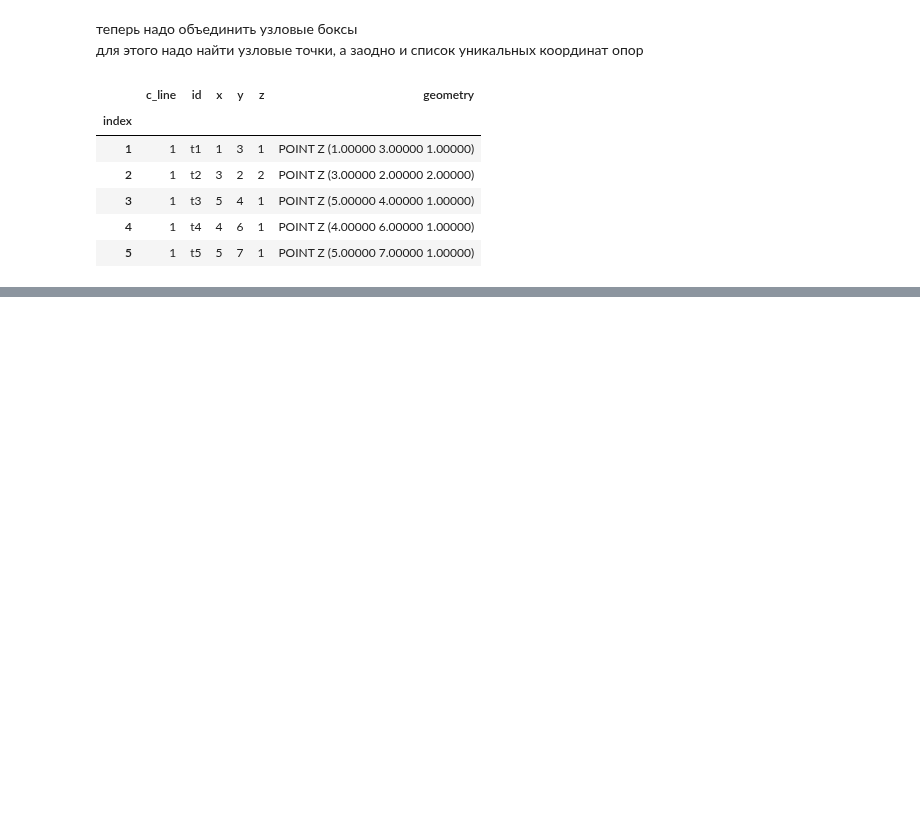
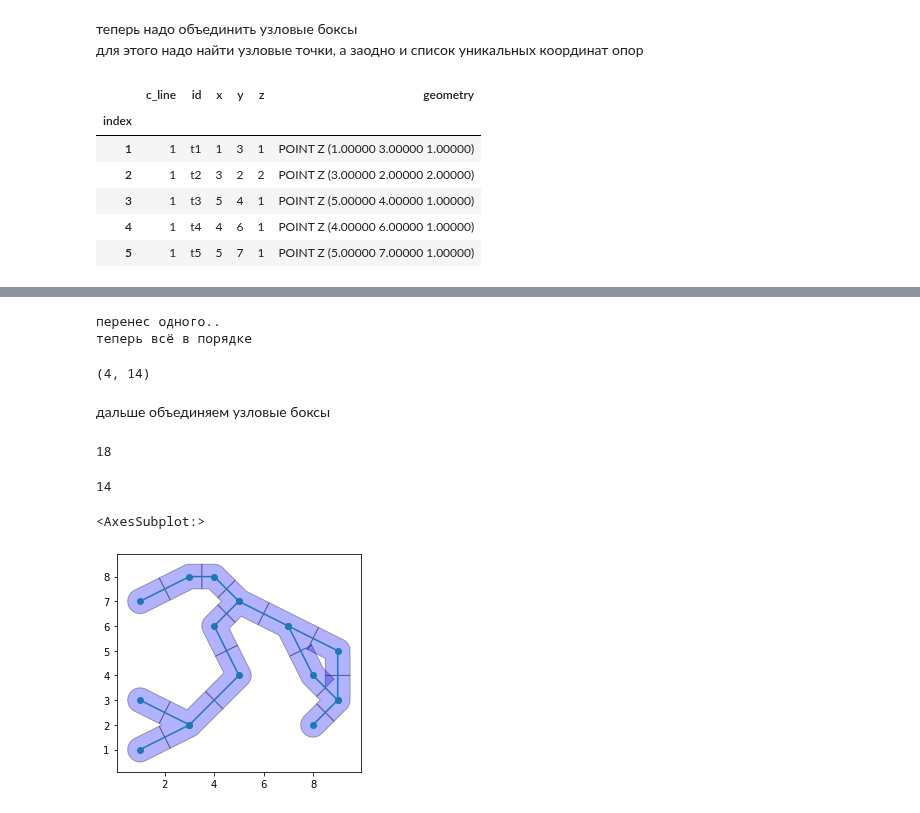
Before and after one commit to pigsel/some_tools, a Jupyter notebook: centrostruct/centerline.ipynb, the cells around one changed output, grey strips where cells are left out. Drawn from its saved outputs; the diff is of its cells as text; code cells hidden in the pictures; blank space fills up the shorter version.

```diff
--- a/centrostruct/centerline.ipynb
+++ b/centrostruct/centerline.ipynb
@@ -181,3 +183,10 @@ c_lines_p.head()
 | 3 | 1 | t3 | 5 | 4 | 1 | POINT Z (5.00000 4.00000 1.00000) |
 | 4 | 1 | t4 | 4 | 6 | 1 | POINT Z (4.00000 6.00000 1.00000) |
 | 5 | 1 | t5 | 5 | 7 | 1 | POINT Z (5.00000 7.00000 1.00000) |
+# %%
+uniq_str = list(set(c_lines_p.id))   # уникальные номера опор (без повторений) !!! проверить повторения на одинаковость опор !!
+# %%
+junktion_points = []   # повторяющиеся (узловые) опоры
+for str in uniq_str:
+    if list(c_lines_p.id).count(str) > 1:
+        junktion_points.append(str)
@@ -183,0 +199,48 @@ c_lines_p.head()
+# %%
+for jp in junktion_points:
+    jp_p = c_lines_p[c_lines_p['id']==jp]
+    spam = jp_p.iloc[0].geometry
+    for a in range(len(jp_p)):
+        if jp_p.iloc[a].geometry != spam:
+            junktion_points.remove(jp)
+            uniq_str.append(jp)
+            print('перенес одного.. ')
+print('теперь всё в порядке')
+# %% [output]
+перенес одного..
+теперь всё в порядке
+# %%
+len(junktion_points), len(uniq_str)
+# %% [output]
+(4, 14)
+# %% [markdown]
+дальше объединяем узловые боксы
+# %%
+len(str_boxes)
+# %% [output]
+18
+# %%
+# replace boxes
+for pnt in junktion_points:
+    point = c_lines_p[c_lines_p['id']==pnt].iloc[0].geometry
+    bb = 0
+    for box in str_boxes:
+        if point.within(box):
+            if bb == 0:
+                bb = box
+            else:
+                bb = bb.union(box)
+            str_boxes.remove(box)
+    if bb != 0:
+        str_boxes.append(bb)
+# %%
+len(str_boxes)
+# %% [output]
+14
+# %%
+ax = gpd.GeoSeries(str_boxes).plot(color='blue', edgecolor='black', alpha=0.3)
+gpd.GeoSeries(m_lines_2d).plot(ax=ax)
+c_lines_p.plot(ax=ax)
+# %% [output]
+<AxesSubplot:>
+[figure, added]
```
Also changed, not shown: parts of 6 cells of this notebook, 1 other file.
